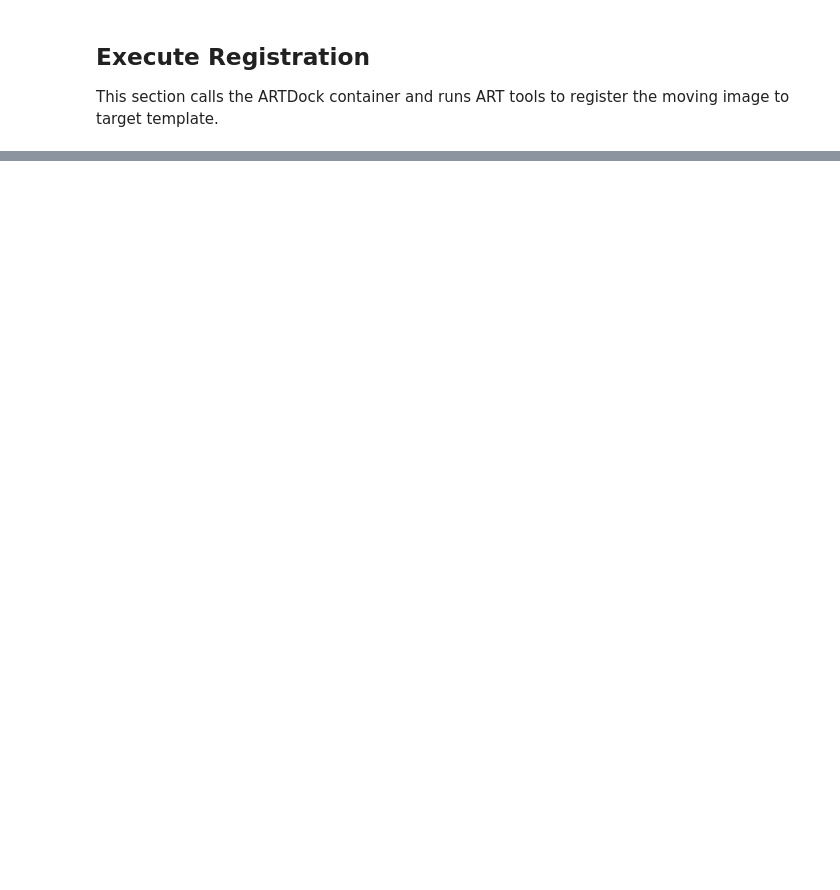
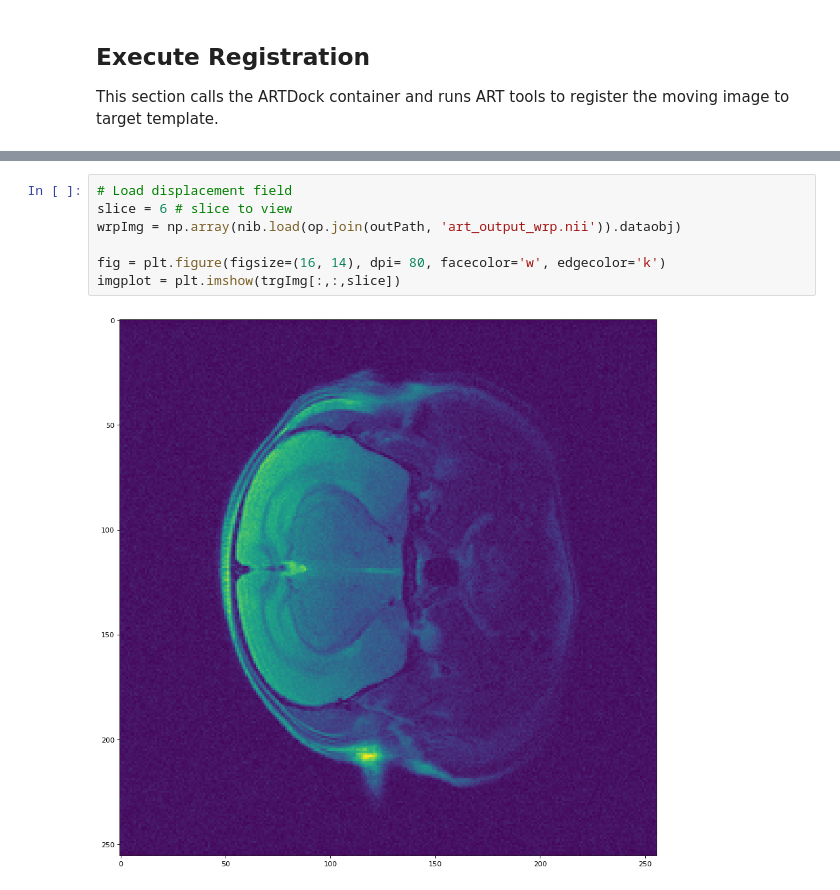
Before and after one commit to m-ama/ARTDock, a Jupyter notebook: Registration_Eval.ipynb, the cells around one changed output, grey strips where cells are left out. Drawn from its saved outputs; the diff is of its cells as text; blank space fills up the shorter version.

```diff
--- a/Registration_Eval.ipynb
+++ b/Registration_Eval.ipynb
@@ -97,0 +124,9 @@ Executing command: docker run -t --rm -v /Users/sid/Downloads/Mouse/data:/data a
+# %%
+# Load displacement field
+slice = 6 # slice to view
+wrpImg = np.array(nib.load(op.join(outPath, 'art_output_wrp.nii')).dataobj)
+
+fig = plt.figure(figsize=(16, 14), dpi= 80, facecolor='w', edgecolor='k')
+imgplot = plt.imshow(trgImg[:,:,slice])
+# %% [output]
+[figure, added]
```
Also changed, not shown: parts of 7 cells of this notebook.
